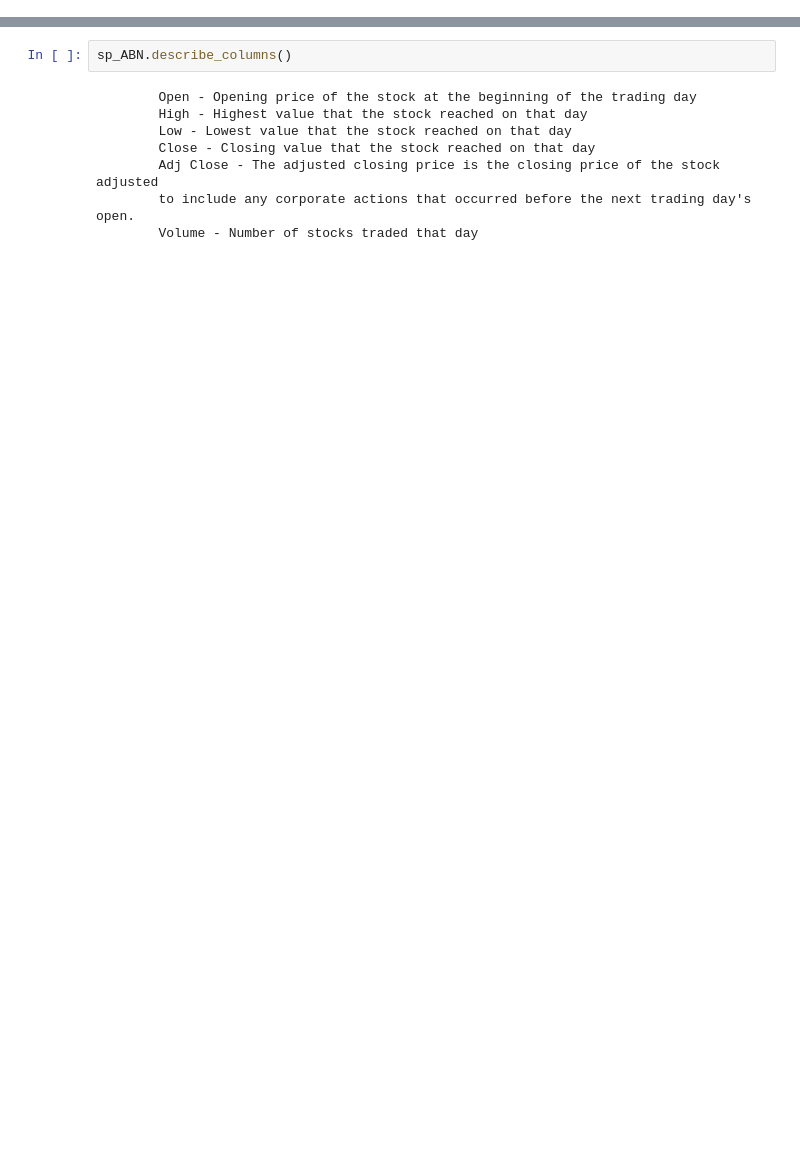
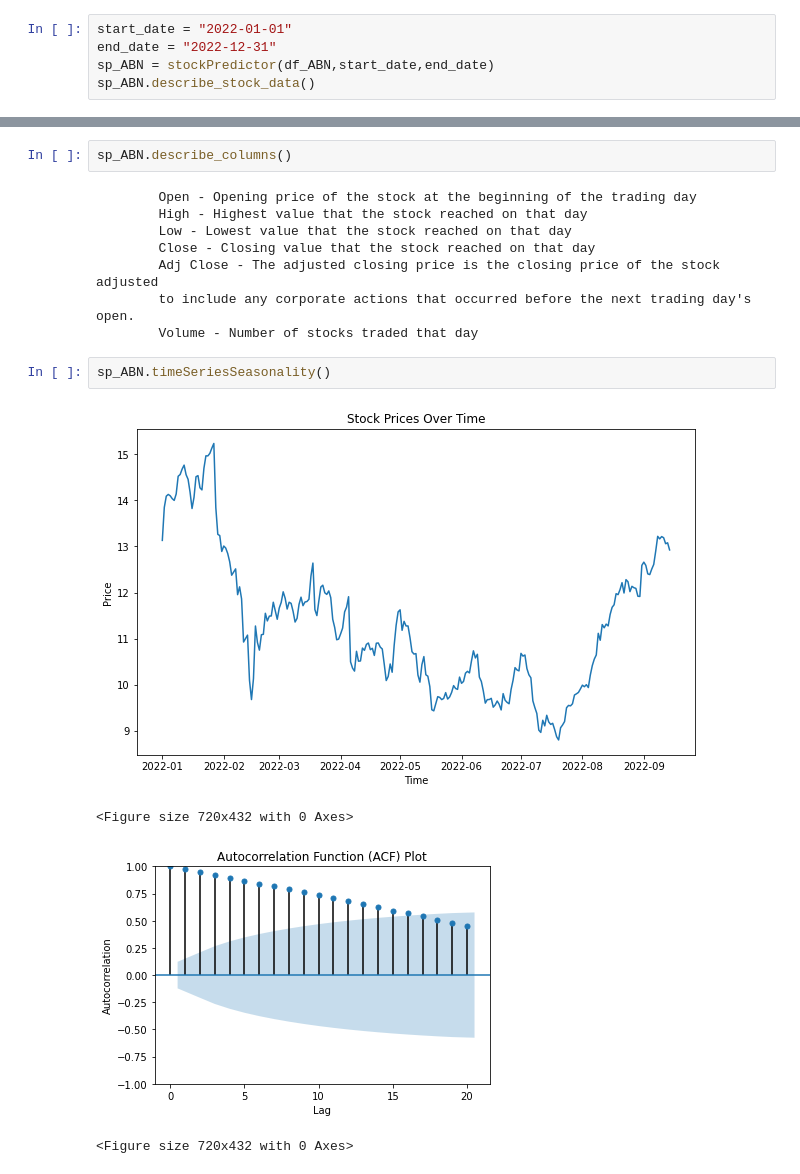
Before and after one commit to HugoSmits/predictiveForecasting, a Jupyter notebook: predictiveForecasting.ipynb, the cells around one changed output, grey strips where cells are left out. Saved outputs shown, nothing was run; the diff lists cells and outputs as text; blank space fills up the shorter version.

Commit message:
Updated predictiveForecasting : Added function to verify seasonality

```diff
--- a/predictiveForecasting.ipynb
+++ b/predictiveForecasting.ipynb
@@ -129,0 +151,5 @@ dtype: object
+# %%
+start_date = "2022-01-01"
+end_date = "2022-12-31"
+sp_ABN = stockPredictor(df_ABN,start_date,end_date)
+sp_ABN.describe_stock_data()
@@ -137,3 +177,10 @@ sp_ABN.describe_columns()
         Adj Close - The adjusted closing price is the closing price of the stock adjusted
         to include any corporate actions that occurred before the next trading day's open.
         Volume - Number of stocks traded that day
+# %%
+sp_ABN.timeSeriesSeasonality()
+# %% [output]
+[figure, added]
+<Figure size 720x432 with 0 Axes>
+[figure, added]
+<Figure size 720x432 with 0 Axes>
```
Also changed, not shown: parts of 6 cells of this notebook.
